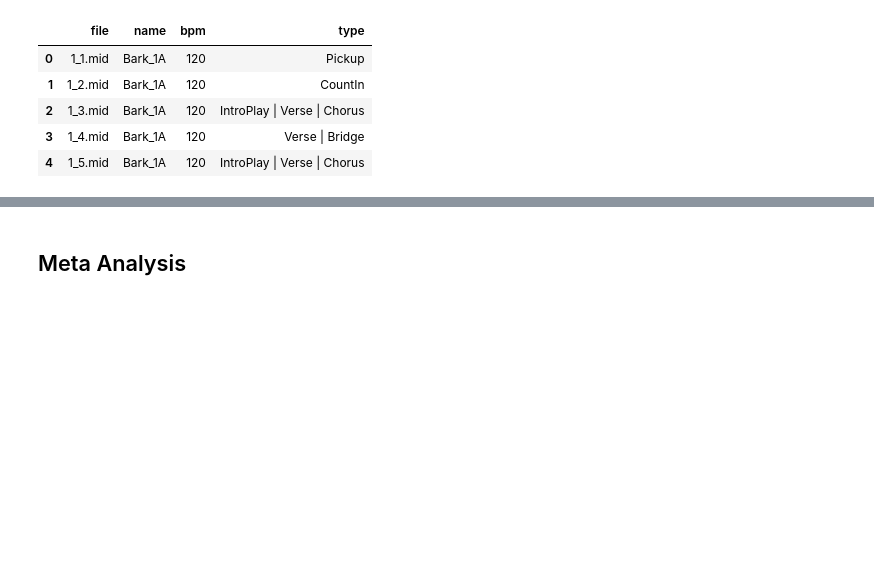
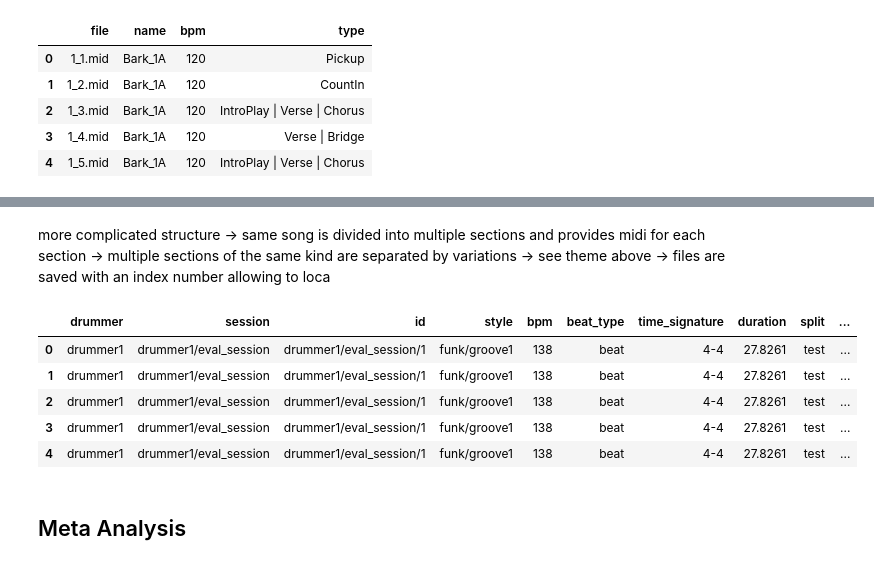
Before and after one commit to FlowkoHinti/GroovePal, a Jupyter notebook: EDA/MidiAnalysis.ipynb, the cells around one changed output, grey strips where cells are left out. Cells and saved outputs as stored; diff of their text form; code cells hidden in the pictures; blank space fills up the shorter version.

```diff
--- a/EDA/MidiAnalysis.ipynb
+++ b/EDA/MidiAnalysis.ipynb
@@ -56,6 +62,20 @@ meta_f.head()
 | 2 | Variation_02.mid | METALHEADS | 98 | THEME |
 | 3 | Variation_03.mid | METALHEADS | 98 | THEME |
 | 4 | Variation_04.mid | METALHEADS | 98 | THEME |
+# %% [markdown]
+more complicated structure
+-> same song is divided into multiple sections and provides midi for each section
+-> multiple sections of the same kind are separated by variations -> see theme above
+-> files are saved with an index number allowing to loca
+# %%
+meta_groove.head()
+# %% [output]
+|  | drummer | session | id | style | bpm | beat_type | time_signature | duration | split | ... |
+| 0 | drummer1 | drummer1/eval_session | drummer1/eval_session/1 | funk/groove1 | 138 | beat | 4-4 | 27.8261 | test | ... |
+| 1 | drummer1 | drummer1/eval_session | drummer1/eval_session/1 | funk/groove1 | 138 | beat | 4-4 | 27.8261 | test | ... |
+| 2 | drummer1 | drummer1/eval_session | drummer1/eval_session/1 | funk/groove1 | 138 | beat | 4-4 | 27.8261 | test | ... |
+| 3 | drummer1 | drummer1/eval_session | drummer1/eval_session/1 | funk/groove1 | 138 | beat | 4-4 | 27.8261 | test | ... |
+| 4 | drummer1 | drummer1/eval_session | drummer1/eval_session/1 | funk/groove1 | 138 | beat | 4-4 | 27.8261 | test | ... |
 # %% [markdown]
 ## Meta Analysis
 # %% [markdown]
```
Also changed, not shown: parts of 16 cells of this notebook, 1 other file.
